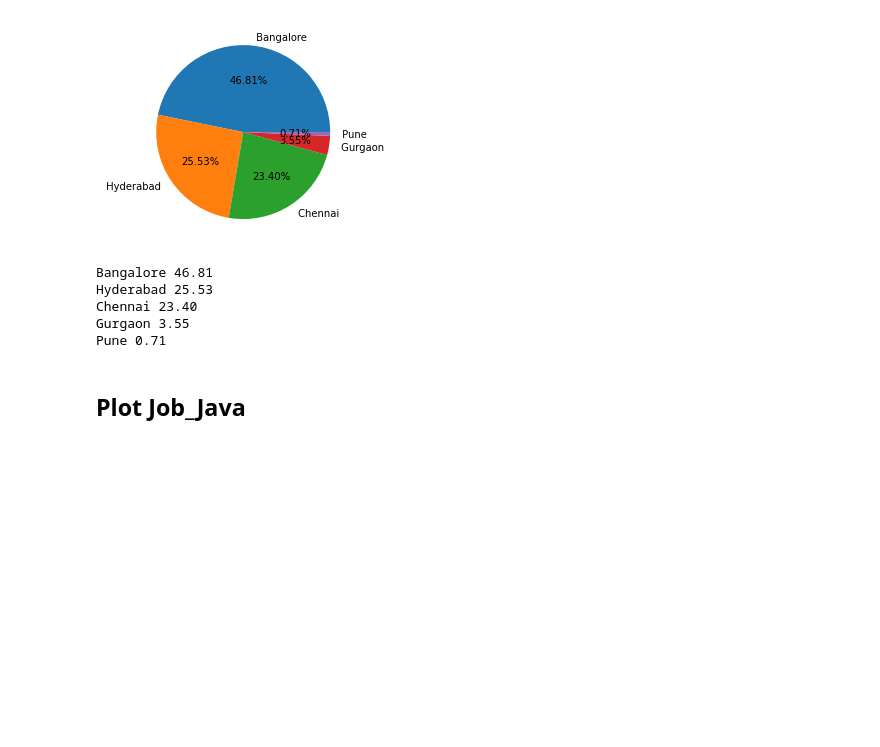
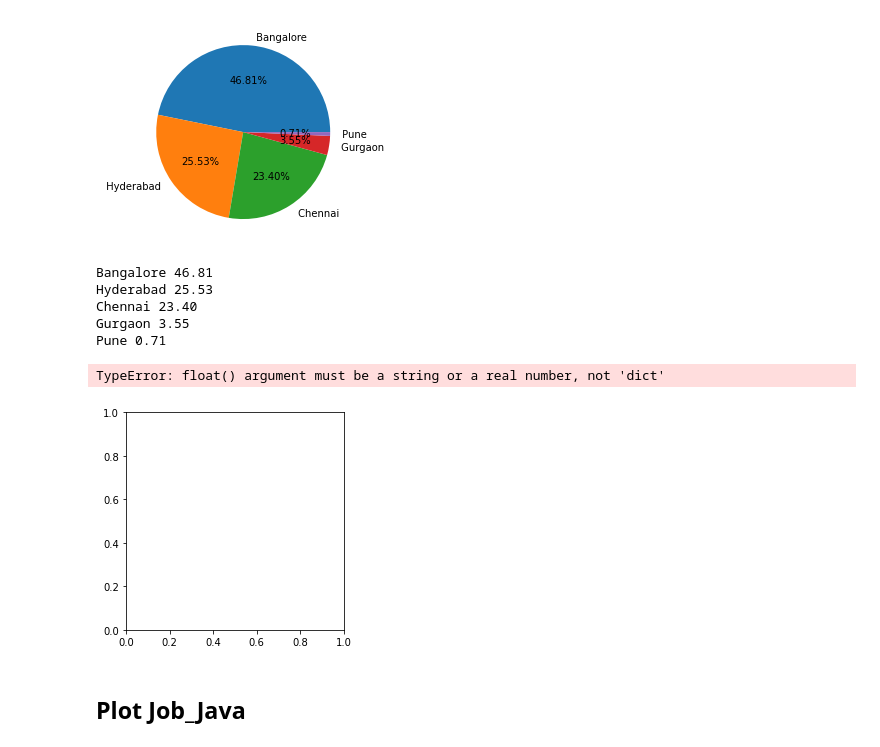
Before and after one commit to sumitkjm/python-learning, a Jupyter notebook: coding ninjas/doubts/Lecture_10_13_and_projects.ipynb, the cells around one changed output. Cells and saved outputs as stored; diff of their text form; code cells hidden in the pictures; blank space fills up the shorter version.

```diff
--- a/coding ninjas/doubts/Lecture_10_13_and_projects.ipynb
+++ b/coding ninjas/doubts/Lecture_10_13_and_projects.ipynb
@@ -1914,3 +2092,27 @@ Flipkart
 Ola
 Snapdeal
 Oyo
+# %%
+import pandas as pd
+import numpy as np
+import matplotlib.pyplot as plt
+#load data
+startup_data = pd.read_csv("startup_funding.csv")
+#copy into dataframe
+df = startup_data.copy()
+
+df['StartupName'] = df['StartupName'].str.replace('Flipkart.com','Flipkart')
+df['StartupName'] = df['StartupName'].str.replace('Ola Cabs','Ola')
+df['StartupName'] = df['StartupName'].str.replace('Olacabs','Ola')
+df['StartupName'] = df['StartupName'].str.replace('Oyo Rooms','Oyo')
+df['StartupName'] = df['StartupName'].str.replace('Paytm Marketplace','Paytm')
+
+df['AmountInUSD'] = df['AmountInUSD'].str.replace(',', '')
+df = df[df['AmountInUSD'].notna()]
+df['AmountInUSD'] = pd.to_numeric(df['AmountInUSD'])
+invest_amount = df.groupby('StartupName')['AmountInUSD'].sum().sort_values(ascending = False)[:5]
+invest = invest_amount.index
+amount = invest_amount.values
+
+for i in invest:
+    print(i)
@@ -2523,6 +2731,25 @@ Hyderabad 25.53
 Chennai 23.40
 Gurgaon 3.55
 Pune 0.71
+# %%
+import pandas as pd
+import numpy as np
+data = pd.read_csv('amazon_jobs_dataset.csv',encoding = 'utf-8')
+location = data['location'].str.split(',', expand = True)
+India_data = location[0] == 'IN'
+city  = location[India_data][2]
+freq = city.value_counts()
+x = freq.index
+plt.pie(y,labels = x,autopct = '%.2f%%')
+plt.axis('equal')
+plt.show()
+
+pct = np.true_divide(y,y.sum(axis = 0))*100
+for i in range(len(x)):
+    print(x[i],format(pct[i],'.2f'))
+# %% [output]
+TypeError: float() argument must be a string or a real number, not 'dict'
+[figure, added]
 # %% [markdown]
 ## Plot Job_Java
 # %%
```
Also changed, not shown: parts of 14 cells of this notebook, 28 other files.
